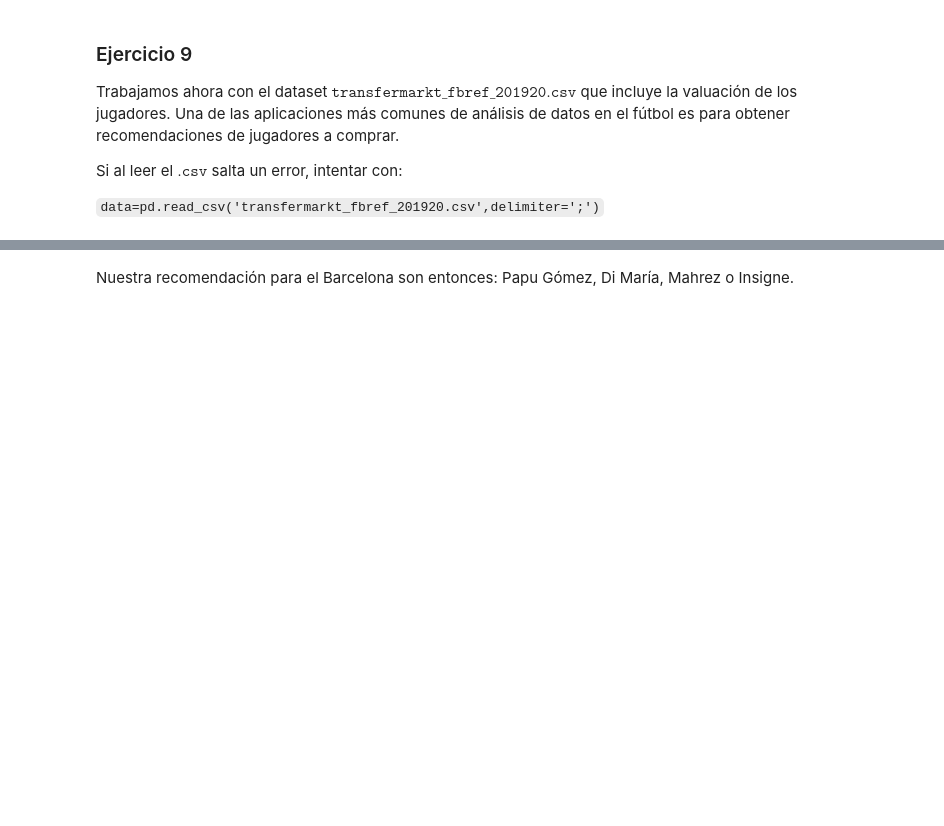
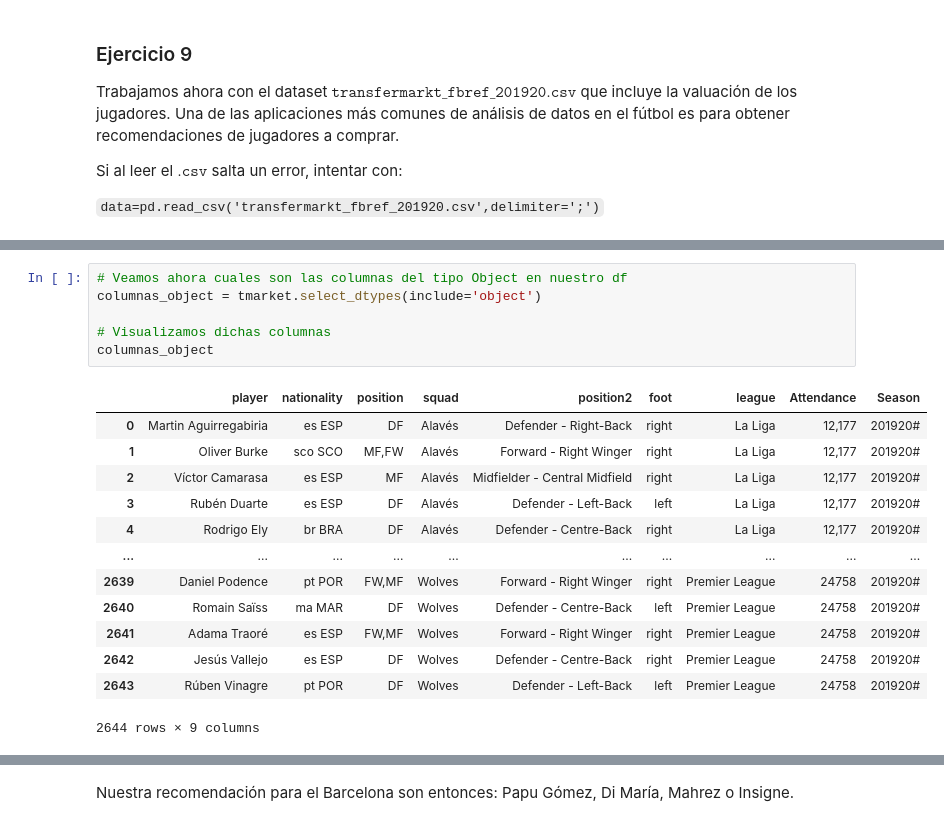
Before and after one commit to faustomartinez/tp2-ldd, a Jupyter notebook: tp2.ipynb, the cells around one changed output, grey strips where cells are left out. Drawn from its saved outputs; the diff is of its cells as text; blank space fills up the shorter version.

```diff
--- a/tp2.ipynb
+++ b/tp2.ipynb
@@ -879,0 +987,20 @@ columnas_object = tmarket.select_dtypes(include='object')
+# %%
+# Veamos ahora cuales son las columnas del tipo Object en nuestro df
+columnas_object = tmarket.select_dtypes(include='object')
+
+# Visualizamos dichas columnas
+columnas_object
+# %% [output]
+|  | player | nationality | position | squad | position2 | foot | league | Attendance | Season |
+| 0 | Martin Aguirregabiria | es ESP | DF | Alavés | Defender - Right-Back | right | La Liga | 12,177 | 201920# |
+| 1 | Oliver Burke | sco SCO | MF,FW | Alavés | Forward - Right Winger | right | La Liga | 12,177 | 201920# |
+| 2 | Ví­ctor Camarasa | es ESP | MF | Alavés | Midfielder - Central Midfield | right | La Liga | 12,177 | 201920# |
+| 3 | Rubén Duarte | es ESP | DF | Alavés | Defender - Left-Back | left | La Liga | 12,177 | 201920# |
+| 4 | Rodrigo Ely | br BRA | DF | Alavés | Defender - Centre-Back | right | La Liga | 12,177 | 201920# |
+| ... | ... | ... | ... | ... | ... | ... | ... | ... | ... |
+| 2639 | Daniel Podence | pt POR | FW,MF | Wolves | Forward - Right Winger | right | Premier League | 24758 | 201920# |
+| 2640 | Romain Saïss | ma MAR | DF | Wolves | Defender - Centre-Back | left | Premier League | 24758 | 201920# |
+| 2641 | Adama Traoré | es ESP | FW,MF | Wolves | Forward - Right Winger | right | Premier League | 24758 | 201920# |
+| 2642 | Jesús Vallejo | es ESP | DF | Wolves | Defender - Centre-Back | right | Premier League | 24758 | 201920# |
+| 2643 | Rúben Vinagre | pt POR | DF | Wolves | Defender - Left-Back | left | Premier League | 24758 | 201920# |
+2644 rows × 9 columns
```
Also changed, not shown: parts of 32 cells of this notebook.
